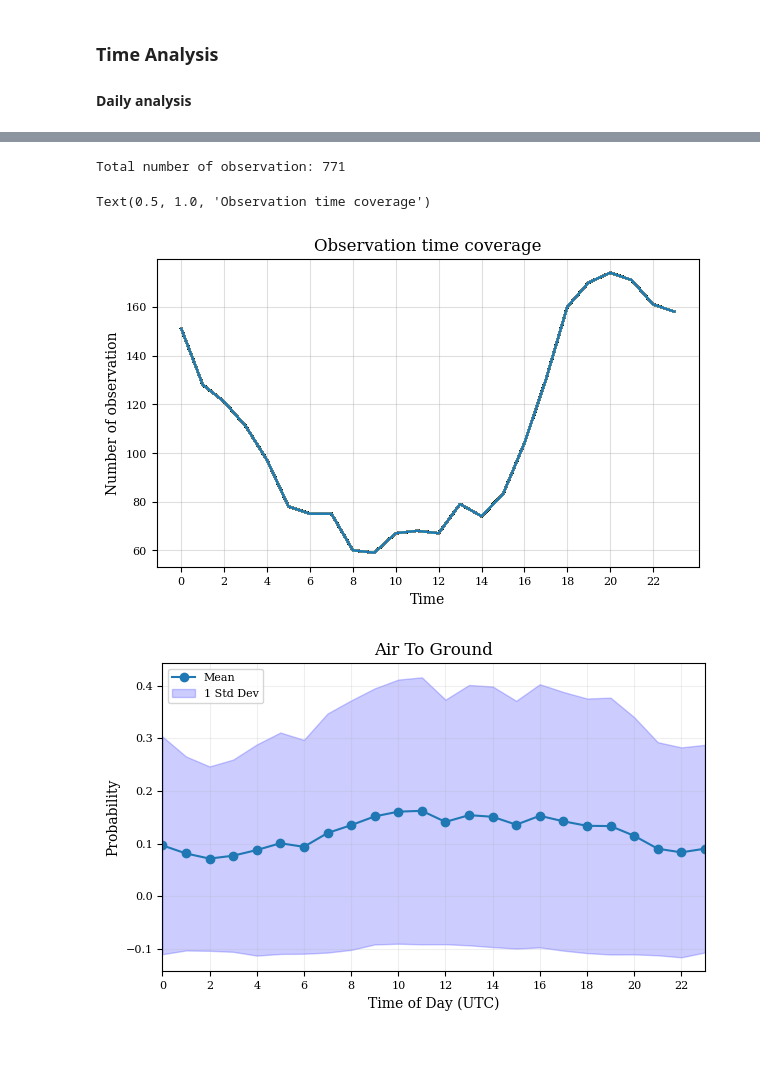
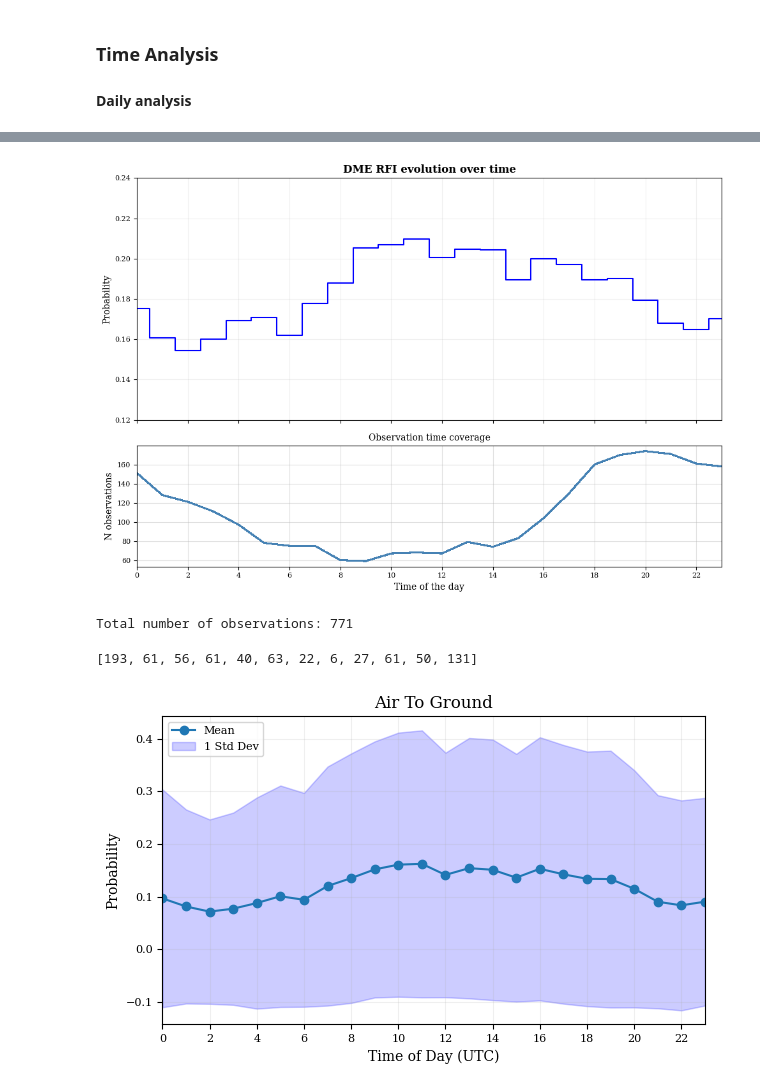
Before and after one commit to MamyNir/dme_rfi_analysis, a Jupyter notebook: code/notebook/time_freq_analysis.ipynb, the cells around one changed output, grey strips where cells are left out. Saved outputs shown, nothing was run; the diff lists cells and outputs as text; code cells hidden in the pictures; blank space fills up the shorter version.

```diff
--- a/code/notebook/time_freq_analysis.ipynb
+++ b/code/notebook/time_freq_analysis.ipynb
@@ -192,19 +177,48 @@ plt.show()
-# %%
-print(f"Total number of observation: {data.shape[0]}")
-
-coverage = data.notnull().sum(dim="date")
-
-plt.figure(figsize=(7,4))
-plt.plot(coverage) #marker="o")
-plt.xticks(np.arange(0,24,2))
-plt.grid(alpha=0.4)
-plt.xlabel("Time")
-plt.ylabel("Number of observation")
-plt.title("Observation time coverage")
-# %% [output]
-Total number of observation: 771
-Text(0.5, 1.0, 'Observation time coverage')
-[figure, removed]
+# %%
+dme_weight_mean = probability(data)[0]
+dme_weight_std  = probability(data)[1]
+coverage        = data.notnull().sum(dim=["date"])
+
+fig, axes = plt.subplots(2, 1, figsize=(10, 7), sharex=True,
+                          gridspec_kw={"height_ratios": [2, 1]})
+
+# ── Top panel: RFI probability ───────────────────────────────────
+axes[0].step(time, dme_weight_mean, where="mid", color="blue")
+axes[0].set_yticks(np.arange(0.12, 0.25, 0.02))
+axes[0].grid(alpha=0.2)
+axes[0].set_ylabel("Probability")
+axes[0].set_title("DME RFI evolution over time", fontsize=12, fontweight="bold")
+
+# ── Bottom panel: observation coverage ───────────────────────────
+axes[1].plot(time, coverage, color="steelblue")
+axes[1].grid(alpha=0.4)
+axes[1].set_xlabel("Time of the day")
+axes[1].set_ylabel("N observations")
+axes[1].set_title("Observation time coverage", fontsize=10)
+
+axes[1].set_xticks(np.arange(0, 24, 2))
+axes[1].set_xlim(left=0, right=23)
+
+plt.tight_layout()
+plt.savefig("daily_rfi_evolution.png")
+plt.show()
+
+
+print(f"Total number of observations: {data.shape[0]}")
+# %% [output]
+[figure, added]
+Total number of observations: 771
+# %%
+total_obs = []
+
+
+for mo in range(1,13):
+    mask    = data["month"] == mo
+    total_obs.append(data.isel({DATE_DIM: mask}).sizes[DATE_DIM])
+
+total_obs
+# %% [output]
+[193, 61, 56, 61, 40, 63, 22, 6, 27, 61, 50, 131]
 # %%
 air_gnd = data.sel(frequency=slice(1026*1e6, 1150*1e6))
 
```
Also changed, not shown: parts of 28 cells of this notebook, 1 other file.
